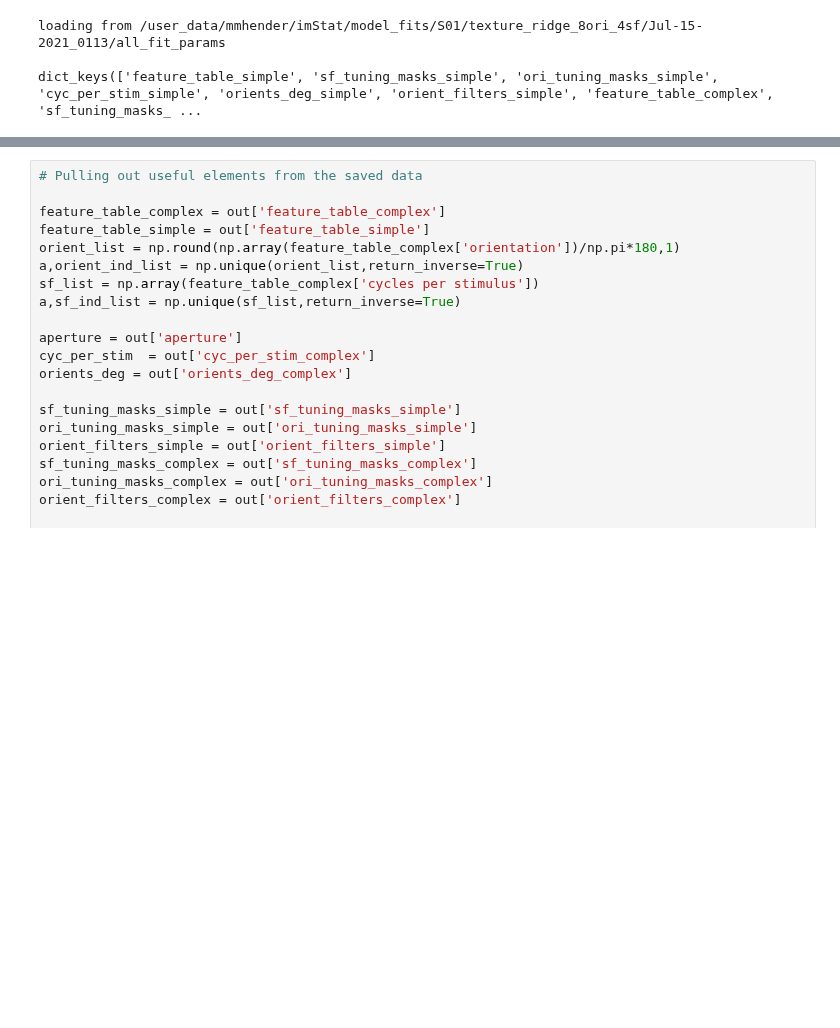
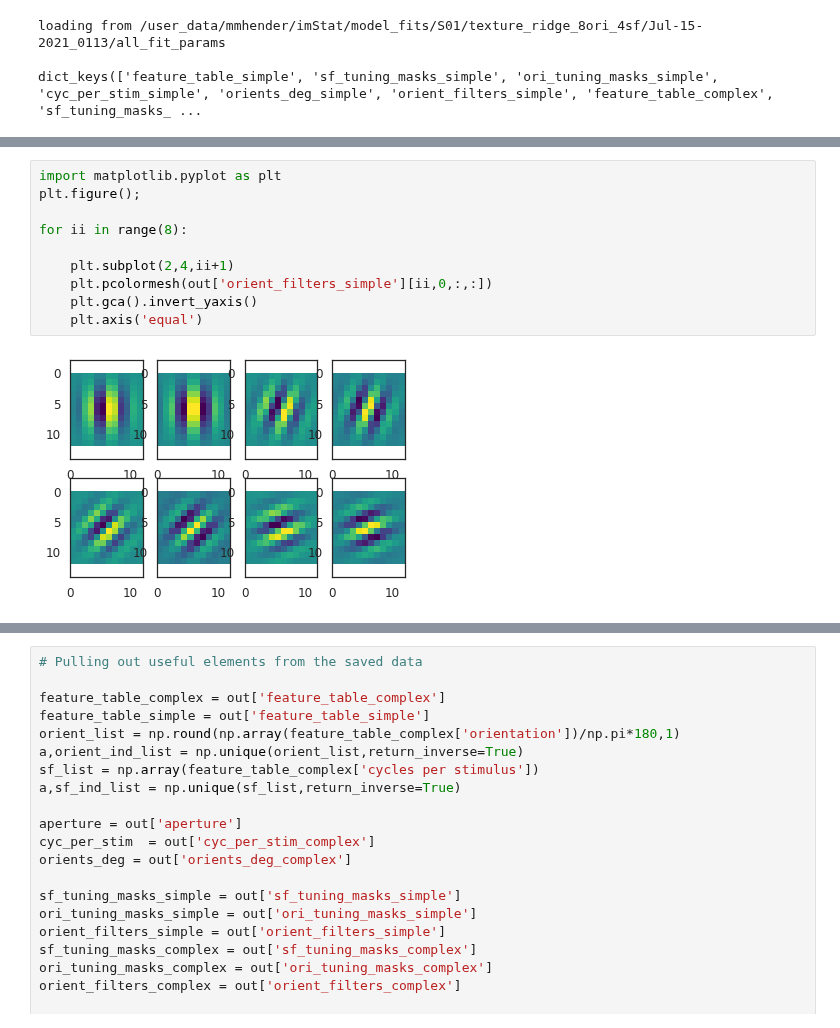
Before and after one commit to mmhenderson/modfit, a Jupyter notebook: notebooks/plot_results/plot_voxel_tuning_gabor_texture.ipynb, the cells around one changed output, grey strips where cells are left out. Cells and saved outputs as stored; diff of their text form; blank space fills up the shorter version.

```diff
--- a/notebooks/plot_results/plot_voxel_tuning_gabor_texture.ipynb
+++ b/notebooks/plot_results/plot_voxel_tuning_gabor_texture.ipynb
@@ -94,0 +115,12 @@ dict_keys(['feature_table_simple', 'sf_tuning_masks_simple', 'ori_tuning_masks_s
+# %%
+import matplotlib.pyplot as plt
+plt.figure();
+
+for ii in range(8):
+
+    plt.subplot(2,4,ii+1)
+    plt.pcolormesh(out['orient_filters_simple'][ii,0,:,:])
+    plt.gca().invert_yaxis()
+    plt.axis('equal')
+# %% [output]
+[figure, added]
```
Also changed, not shown: parts of 4 cells of this notebook, 10 other files.
